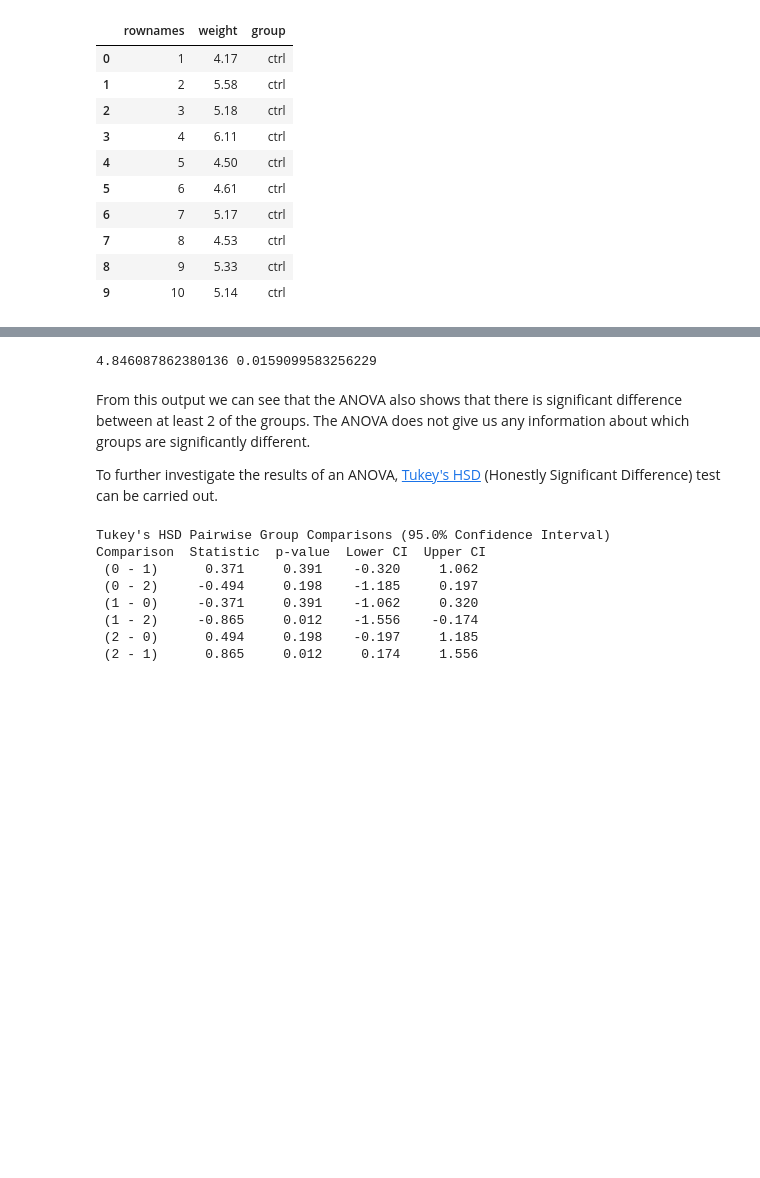
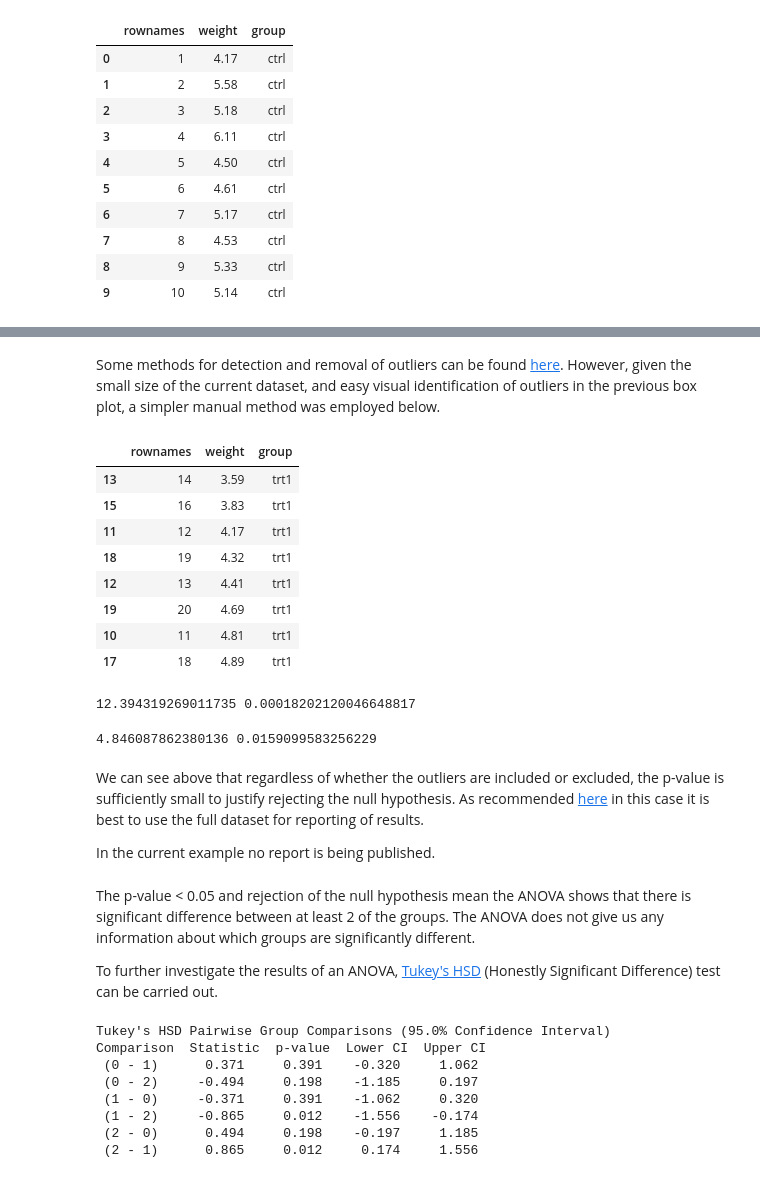
Before and after one commit to tomdbrophy/applied_statistics, a Jupyter notebook: project.ipynb, the cells around one changed output, grey strips where cells are left out. Drawn from its saved outputs; the diff is of its cells as text; code cells hidden in the pictures; blank space fills up the shorter version.

```diff
--- a/project.ipynb
+++ b/project.ipynb
@@ -155 +195,24 @@ ctrl
+# %% [markdown]
+Some methods for detection and removal of outliers can be found [here](https://www.geeksforgeeks.org/detect-and-remove-the-outliers-using-python/). However, given the small size of the current dataset, and easy visual identification of outliers in the previous box plot, a simpler manual method was employed below.
+# %%
+# Remove outliers from trt1
+trt1_no_ol = trt1[trt1['weight'] < 5.5]
+trt1_no_ol
+# %% [output]
+|  | rownames | weight | group |
+| 13 | 14 | 3.59 | trt1 |
+| 15 | 16 | 3.83 | trt1 |
+| 11 | 12 | 4.17 | trt1 |
+| 18 | 19 | 4.32 | trt1 |
+| 12 | 13 | 4.41 | trt1 |
+| 19 | 20 | 4.69 | trt1 |
+| 10 | 11 | 4.81 | trt1 |
+| 17 | 18 | 4.89 | trt1 |
+# %%
+# Perform a one-way ANOVA without outliers
+# https://docs.scipy.org/doc/scipy/reference/generated/scipy.stats.f_oneway.html
+f_statistic, p_value = stats.f_oneway(ctrl['weight'], trt1_no_ol['weight'], trt2['weight'])
+print(f_statistic, p_value)
+# %% [output]
+12.394319269011735 0.00018202120046648817
 # %%
@@ -159,8 +222,12 @@ f_statistic, p_value = stats.f_oneway(ctrl['weight'], trt1['weight'], trt2['weig
 print(f_statistic, p_value)
 # %% [output]
 4.846087862380136 0.0159099583256229
+# %% [markdown]
+We can see above that regardless of whether the outliers are included or excluded, the p-value is sufficiently small to justify rejecting the null hypothesis. As recommended [here](https://real-statistics.com/one-way-analysis-of-variance-anova/outliers-anova/#:~:text=Dealing%20with%20outliers%201%20Run%20ANOVA%20on%20the,report%20your%20analysis%20with%20and%20without%20the%20outlier.) in this case it is best to use the full dataset for reporting of results.
+
+In the current example no report is being published.
 # %% [markdown]
-From this output we can see that the ANOVA also shows that there is significant difference between at least 2 of the groups. The ANOVA does not give us any information about which groups are significantly different.
+The p-value < 0.05 and rejection of the null hypothesis mean the ANOVA shows that there is significant difference between at least 2 of the groups. The ANOVA does not give us any information about which groups are significantly different.
 
 To further investigate the results of an ANOVA, [Tukey's HSD](https://docs.scipy.org/doc/scipy/reference/generated/scipy.stats.tukey_hsd.html) (Honestly Significant Difference) test can be carried out.
 # %%
```
Also changed, not shown: parts of 12 cells of this notebook.
